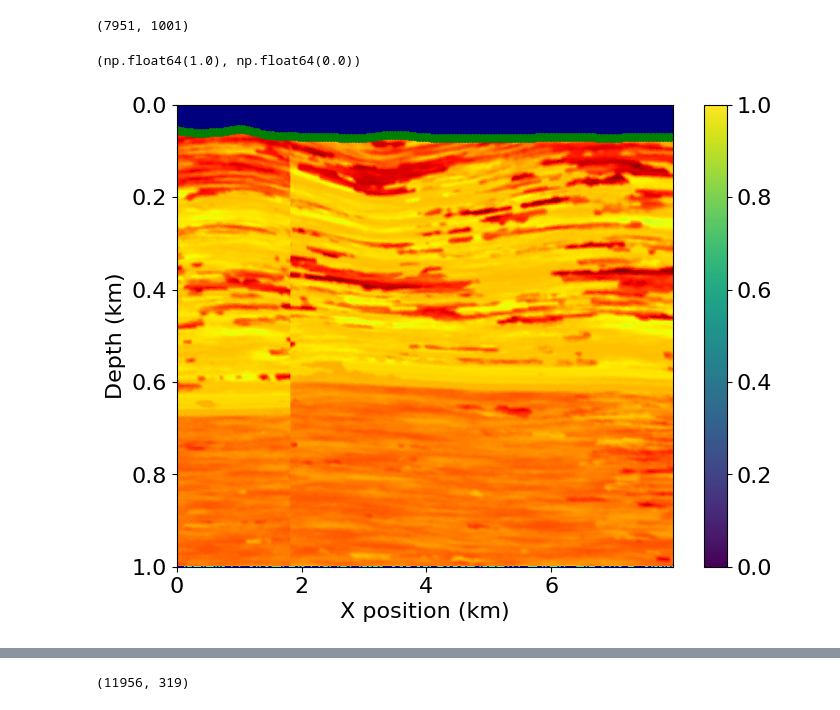
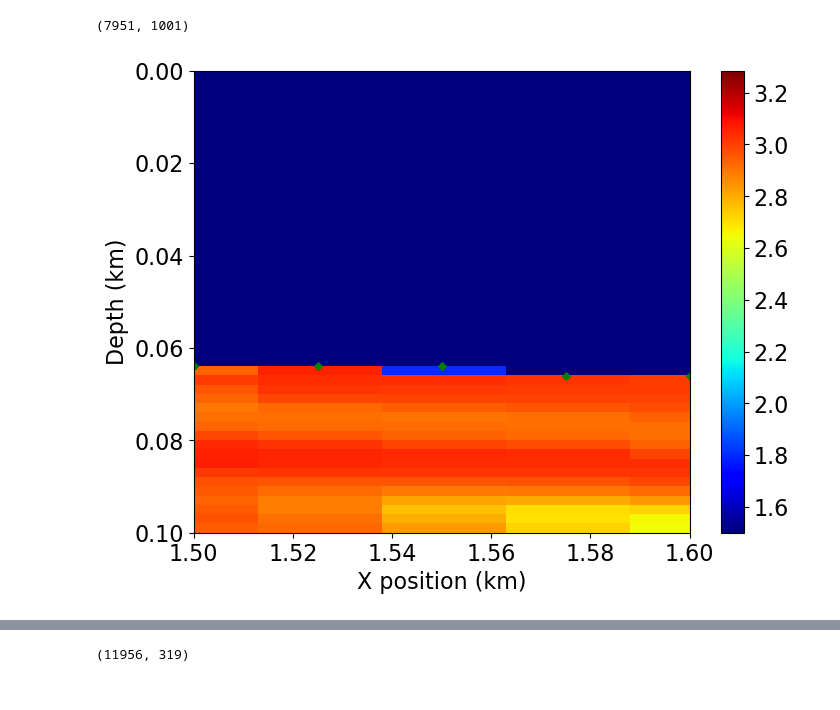
Before and after one commit to spaceswimmer/Seismic_modeling, a Jupyter notebook: 2d_vankor.ipynb, the cells around one changed output, grey strips where cells are left out. Cells and saved outputs as stored; diff of their text form; code cells hidden in the pictures.

```diff
--- a/2d_vankor.ipynb
+++ b/2d_vankor.ipynb
@@ -111,6 +70,11 @@ for i, scenario in enumerate(scenarios[1:]): #single check
     vp_data = (el_pars["Vp"].data/1000).to_numpy()
     vs_data = (el_pars["Vs"].data/1000).to_numpy()
 
+    # Верхний слой со свойствами воды
+    rho_data[rho_data==0] = 1.
+    vp_data[vp_data==0] = 1.5
+    vs_data[vs_data==0] = 0.0
+
     # сетка
 
 
@@ -119,8 +83,10 @@ for i, scenario in enumerate(scenarios[1:]): #single check
 
     # модель
 
+
     # оператор
 
+
     # выгрузка в sgy
 # %%
 dim_vectors = ((el_pars['Rho'].cdp.data-1)*25, (el_pars['Rho'].samples.data))
@@ -129,9 +95,9 @@ origin = (0, 0)
 nbl = 20
 so = 8
 # %%
-rho_data_int = nn_interp_coords(rho_data.T, origin, (7950, 1000), spacing, dim_vectors)
-vp_data_int = nn_interp_coords(vp_data.T, origin, (7950, 1000), spacing, dim_vectors)
-vs_data_int = nn_interp_coords(vs_data.T, origin, (7950, 1000), spacing, dim_vectors)
+rho_data_int = nn_interp_coords(rho_data, origin, (7950, 1000), spacing, dim_vectors)
+vp_data_int = nn_interp_coords(vp_data, origin, (7950, 1000), spacing, dim_vectors)
+vs_data_int = nn_interp_coords(vs_data, origin, (7950, 1000), spacing, dim_vectors)
 # %%
 plt.imshow(vp_data_int, aspect='auto')
 # %% [output]
@@ -146,6 +112,6 @@ model = CreateSeismicModel(origin=origin,
                            rho=rho_data_int,
                            so=so,
                            nbl=nbl,
-                           bcs='damp'
+                           bcs='damp',
                           )
 # %% [output]
@@ -188,8 +149,8 @@ tau = TensorTimeFunction(name='t', grid=model.grid, space_order=so, time_order=2
 # %%
 # The source injection term
 # src_xx = src.inject(field=tau.forward[0, 0], expr=s*src)
-# src_zz = src.inject(field=tau.forward[1, 1], expr=s*src)
-src_zz = src.inject(field=v.forward[1], expr=s*src)
+src_zz = src.inject(field=tau.forward[1, 1], expr=s*src) # Источник направленной силы
+# src_zz = src.inject(field=v.forward[1], expr=s*src) # А это, согласно литературе, все же не является классическим источником направленной силы
 
 
 # The receiver
@@ -197,7 +158,8 @@ nrec = df_ins.shape[0]
 
 rec = Receiver(name="rec", grid=model.grid, npoint=nrec, time_range=time_range)
 rec.coordinates.data[:,0] = df_ins['X']
-rec.coordinates.data[:,1] = df_ins['Z']+2
+rec.coordinates.data[:,1] = df_ins['Z']
+# rec.coordinates.data[:,1] = 0.
 
 rec_term = rec.interpolate(expr=v[1])
 # rec_term = rec.interpolate(expr=tau[0,0] + tau[1,1])
@@ -229,31 +186,32 @@ vp_data_int.shape
 # %%
 cmap = "jet"
 scale = 1
 vscale = 10
 domain_size = 1.e-3 * np.array(model.domain_size)
 extent = [model.origin[0], model.origin[0] + domain_size[0],
           model.origin[1] + domain_size[1], model.origin[1]]
 
 slices = tuple(slice(model.nbl, -model.nbl) for _ in range(2))
 if getattr(model, 'vp', None) is not None:
     field = model.vp.data[slices]
 else:
     field = (model.vp.data[slices])
 plot = plt.imshow(np.transpose(field), animated=True, cmap=cmap,
                   vmin=np.min(field), vmax=np.max(field),
                   extent=extent, aspect='auto')
 
 plt.xlabel('X position (km)')
 plt.ylabel('Depth (km)')
 
 plt.scatter(1e-3*rec.coordinates.data[:, 0], 1e-3*rec.coordinates.data[:, 1],
                     s=15, c='green', marker='D')
-plt.colorbar()
-plt.xlim()
-plt.ylim()
+plt.colorbar(plot)
+
+plt.xlim([1.5, 1.600]) # Пределы можно регулировать
+plt.ylim([0.1, 0])
+plt.show()
 # %% [output]
-(np.float64(1.0), np.float64(0.0))
-[figure, old version]
+[figure, new version]
 # %%
 op(dt=dt)
 # %% [output]
```
Also changed, not shown: parts of 15 cells of this notebook.
